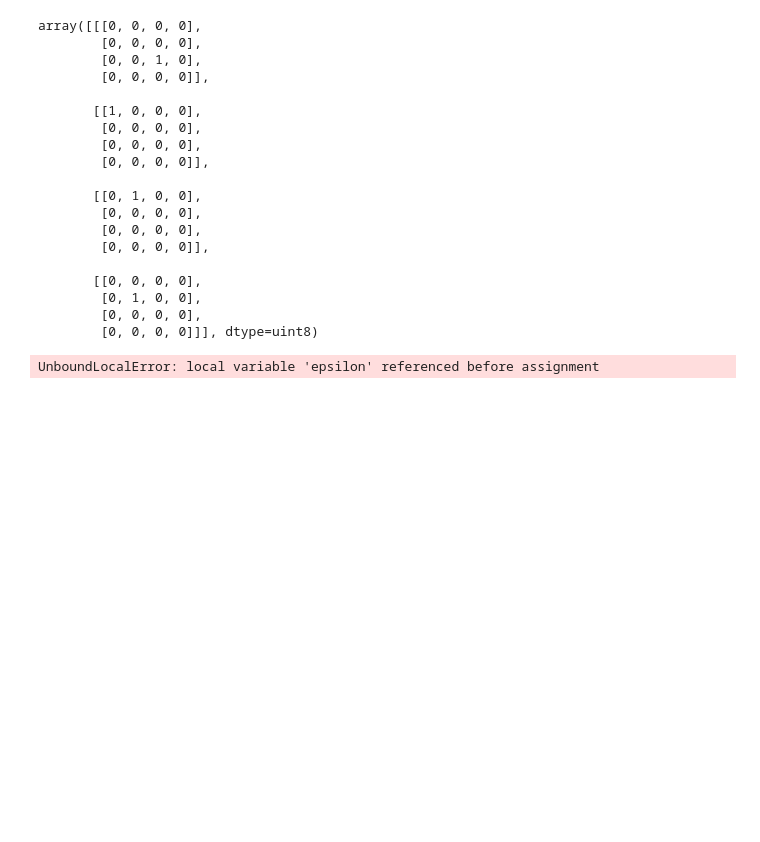
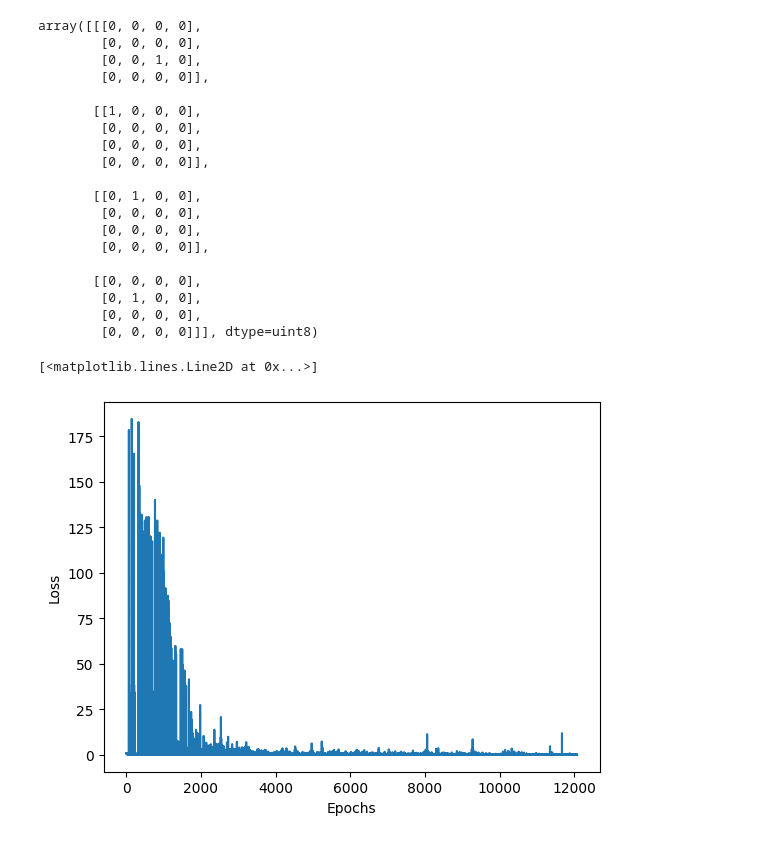
Before and after one commit to Aquietzero/ai-playground, a Jupyter notebook: reinforcement_learning/grid_world_with_deep_q_learning.ipynb, the cells around one changed output. Saved outputs shown, nothing was run; the diff lists cells and outputs as text; code cells hidden in the pictures; blank space fills up the shorter version.

```diff
--- a/reinforcement_learning/grid_world_with_deep_q_learning.ipynb
+++ b/reinforcement_learning/grid_world_with_deep_q_learning.ipynb
@@ -88,6 +88,7 @@ epochs = 1000
 
 def train(epochs):
     losses = []
+    global epsilon
 
     for i in range(epochs):
         game = Gridworld(size=4, mode='static')
@@ -128,7 +129,7 @@ def train(epochs):
             X = qval.squeeze()[action_]
             loss = loss_fn(X, Y)
             optimizer.zero_grad()
-            loss.backend()
+            loss.backward()
             losses.append(loss.item())
             optimizer.step()
             state1 = state2
@@ -141,5 +142,10 @@ def train(epochs):
     return losses
 # %%
 losses = train(epochs)
-# %% [output]
-UnboundLocalError: local variable 'epsilon' referenced before assignment
+# %%
+plt.xlabel('Epochs')
+plt.ylabel('Loss')
+plt.plot(np.arange(len(losses)), losses)
+# %% [output]
+[<matplotlib.lines.Line2D at 0x...>]
+[figure, added]
```
Also changed, not shown: parts of 4 cells of this notebook, 13 other files.
